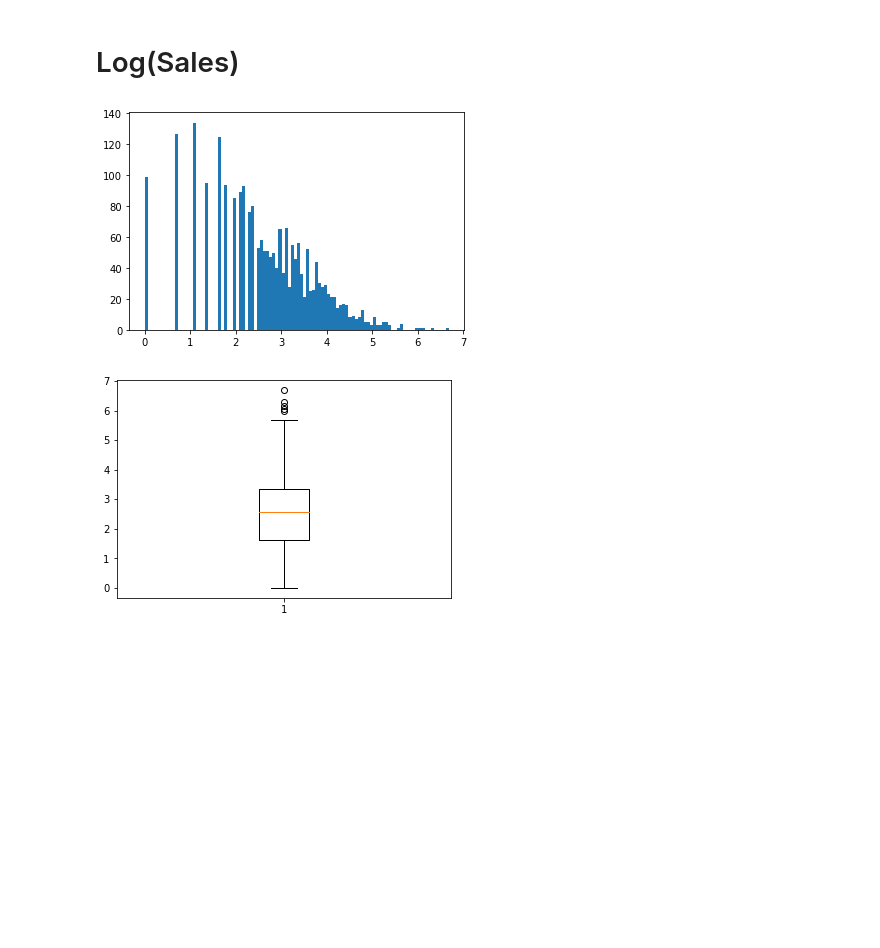
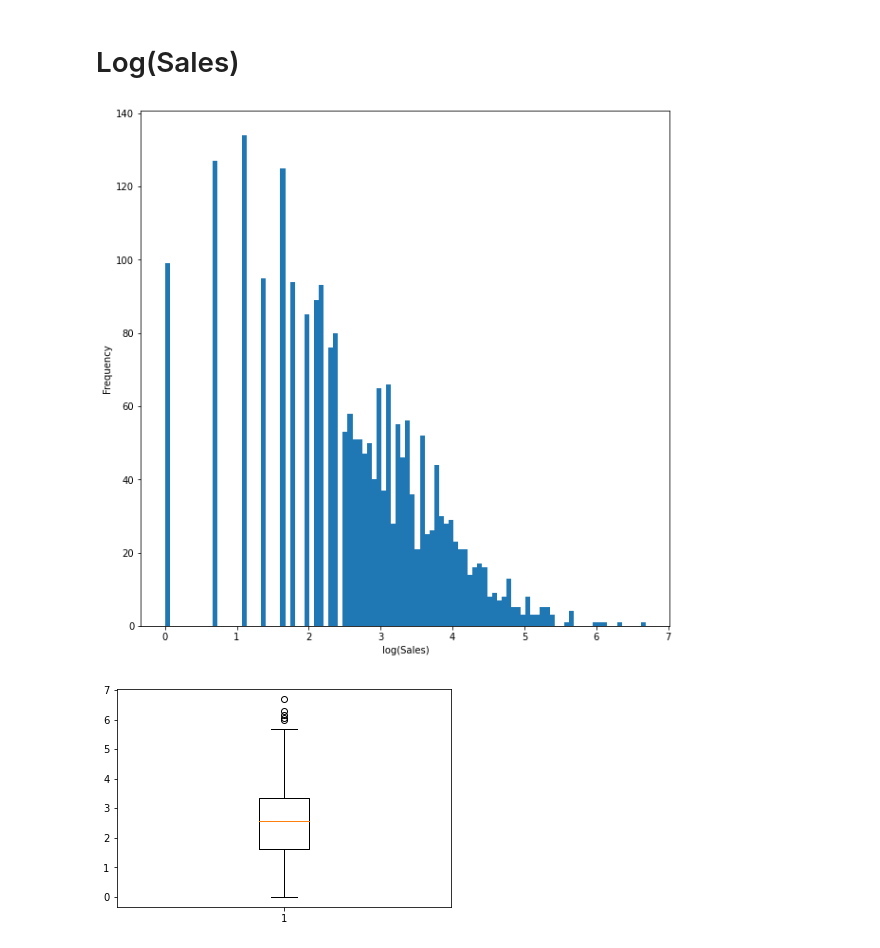
Before and after one commit to Waynelearn/IE4211-Project-Machine-Learning, a Jupyter notebook: 1. Preprocessing.ipynb, the cells around one changed output. Saved outputs shown, nothing was run; the diff lists cells and outputs as text; code cells hidden in the pictures; blank space fills up the shorter version.

```diff
--- a/1. Preprocessing.ipynb
+++ b/1. Preprocessing.ipynb
@@ -130,10 +133,13 @@ Y_train.mean()
 # %% [markdown]
 # Log(Sales)
 # %%
+plt.figure(figsize=(10,10))
 plt.hist(np.log(Y_train),bins=100)
+plt.xlabel("log(Sales)")
+plt.ylabel("Frequency")
 plt.show()
 # %% [output]
-[figure, old version]
+[figure, new version]
 # %%
 plt.boxplot(np.log(Y_train))
 plt.show()
```
Also changed, not shown: parts of 1 cell of this notebook, 1 other file.
